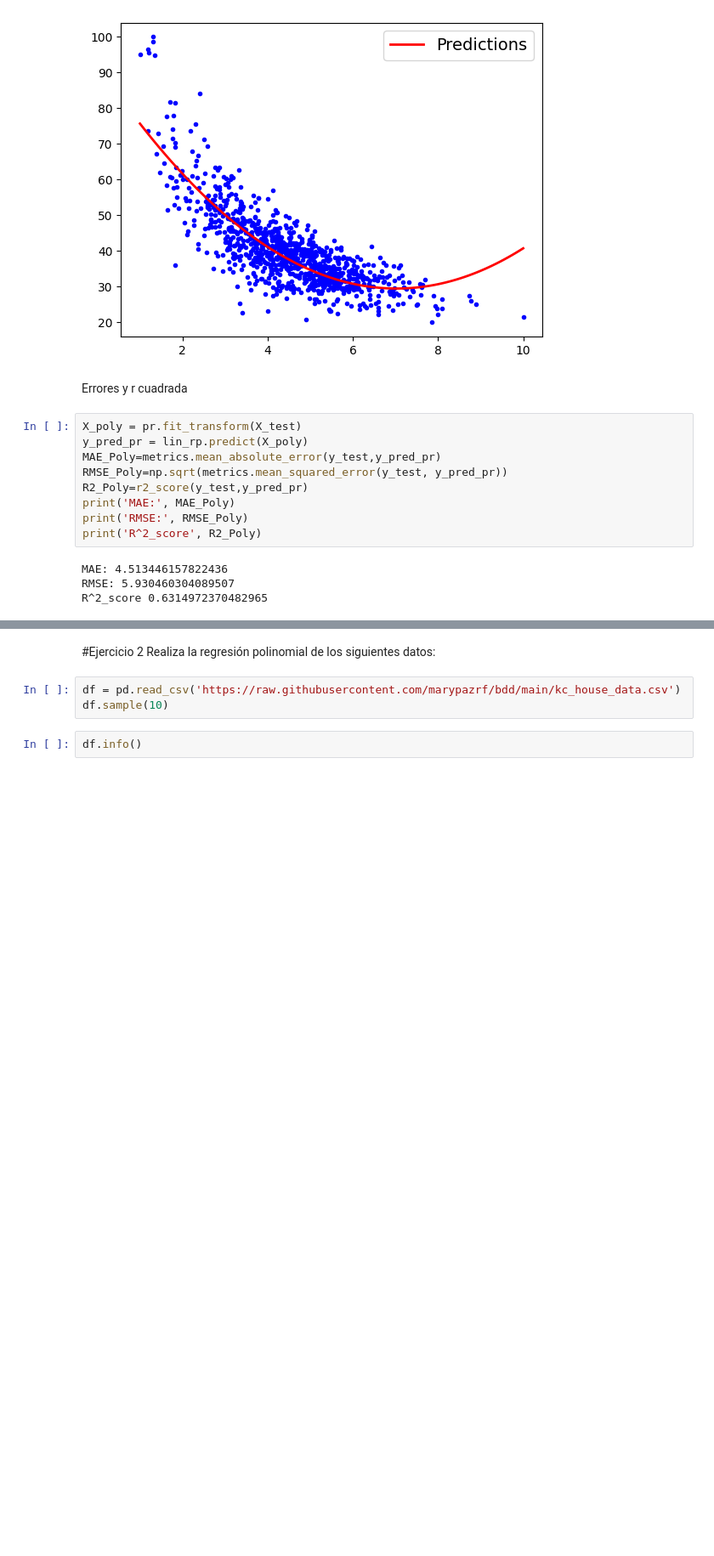
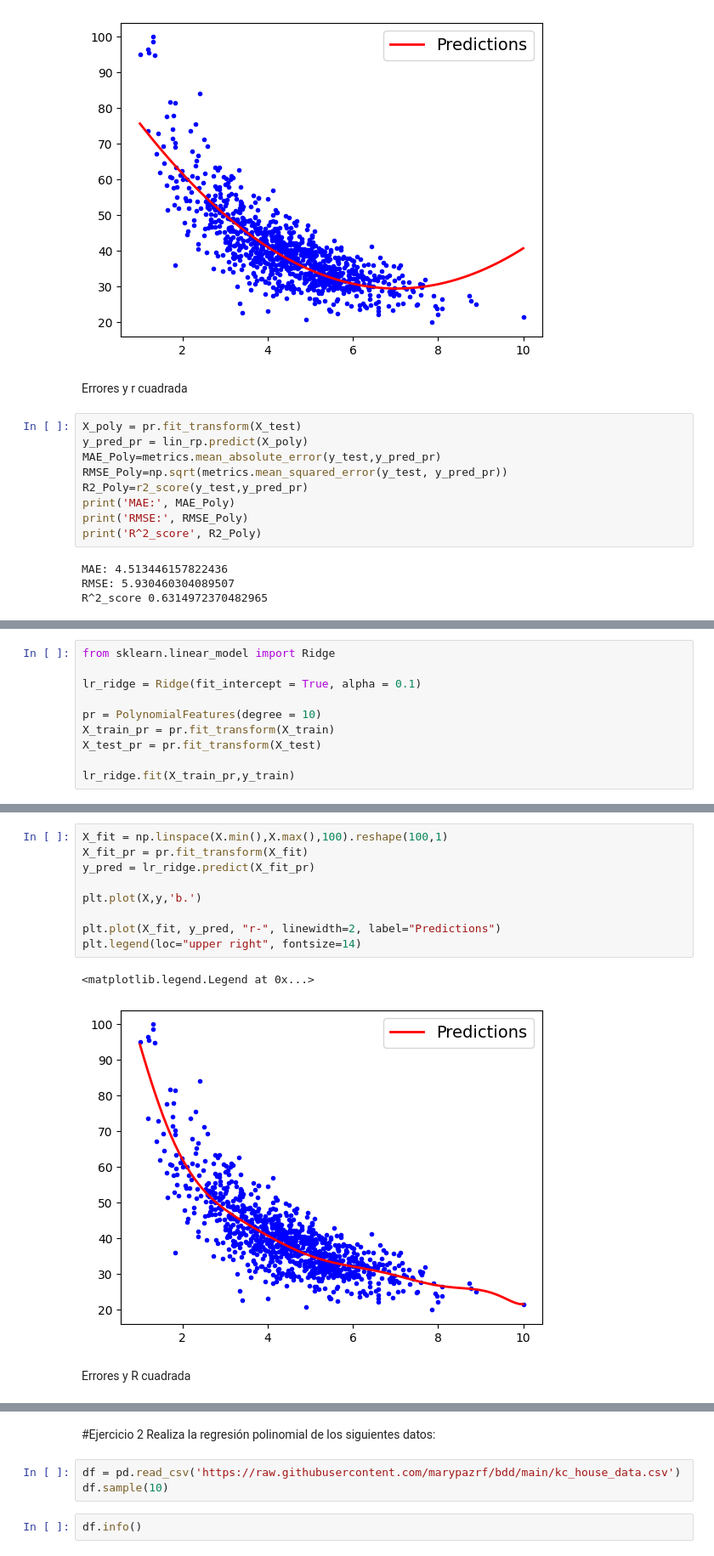
Before and after one commit to PosgradoMNA/actividades-de-aprendizaje-irvingomez, a Jupyter notebook: semana7/TecMty_Regresion_lineal_polinomial.ipynb, the cells around one changed output, grey strips where cells are left out. Shown at 85% size. Saved outputs shown, nothing was run; the diff lists cells and outputs as text; blank space fills up the shorter version.

```diff
--- a/semana7/TecMty_Regresion_lineal_polinomial.ipynb
+++ b/semana7/TecMty_Regresion_lineal_polinomial.ipynb
@@ -442,0 +436,10 @@ NameError: ignored
+# %%
+from sklearn.linear_model import Ridge
+
+lr_ridge = Ridge(fit_intercept = True, alpha = 0.1)
+
+pr = PolynomialFeatures(degree = 10)
+X_train_pr = pr.fit_transform(X_train)
+X_test_pr = pr.fit_transform(X_test)
+
+lr_ridge.fit(X_train_pr,y_train)
@@ -442,0 +461,14 @@ NameError: ignored
+# %%
+X_fit = np.linspace(X.min(),X.max(),100).reshape(100,1)
+X_fit_pr = pr.fit_transform(X_fit)
+y_pred = lr_ridge.predict(X_fit_pr)
+
+plt.plot(X,y,'b.')
+
+plt.plot(X_fit, y_pred, "r-", linewidth=2, label="Predictions")
+plt.legend(loc="upper right", fontsize=14)
+# %% [output]
+<matplotlib.legend.Legend at 0x...>
+[figure, added]
+# %% [markdown]
+Errores y R cuadrada
```
Also changed, not shown: parts of 14 cells of this notebook.
